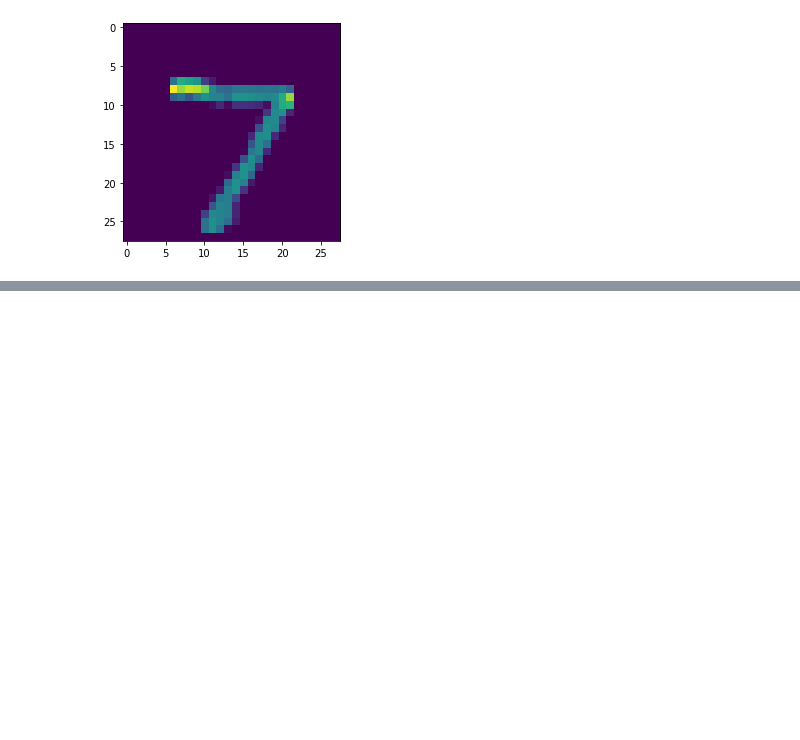
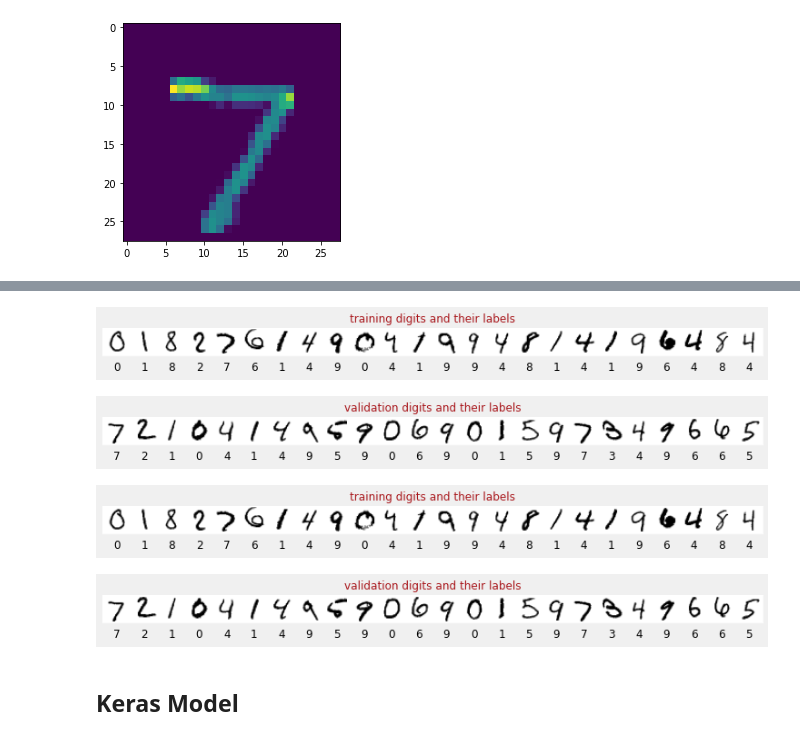
Before and after one commit to Peter-Rambeck/python_week_handin, a Jupyter notebook: Week_10.ipynb, the cells around one changed output, grey strips where cells are left out. Drawn from its saved outputs; the diff is of its cells as text; code cells hidden in the pictures; blank space fills up the shorter version.

```diff
--- a/Week_10.ipynb
+++ b/Week_10.ipynb
@@ -78,0 +317,14 @@ plt.show()
+# %%
+N = 24
+(training_digits, training_labels,
+ validation_digits, validation_labels) = dataset_to_numpy_util(training_dataset, validation_dataset, N)
+display_digits(training_digits, training_labels, training_labels, "training digits and their labels", N)
+display_digits(validation_digits[:N], validation_labels[:N], validation_labels[:N], "validation digits and their labels", N)
+font_digits, font_labels = create_digits_from_local_fonts(N)
+# %% [output]
+[figure, added]
+[figure, added]
+[figure, added]
+[figure, added]
+# %% [markdown]
+## Keras Model
```
Also changed, not shown: parts of 12 cells of this notebook.
